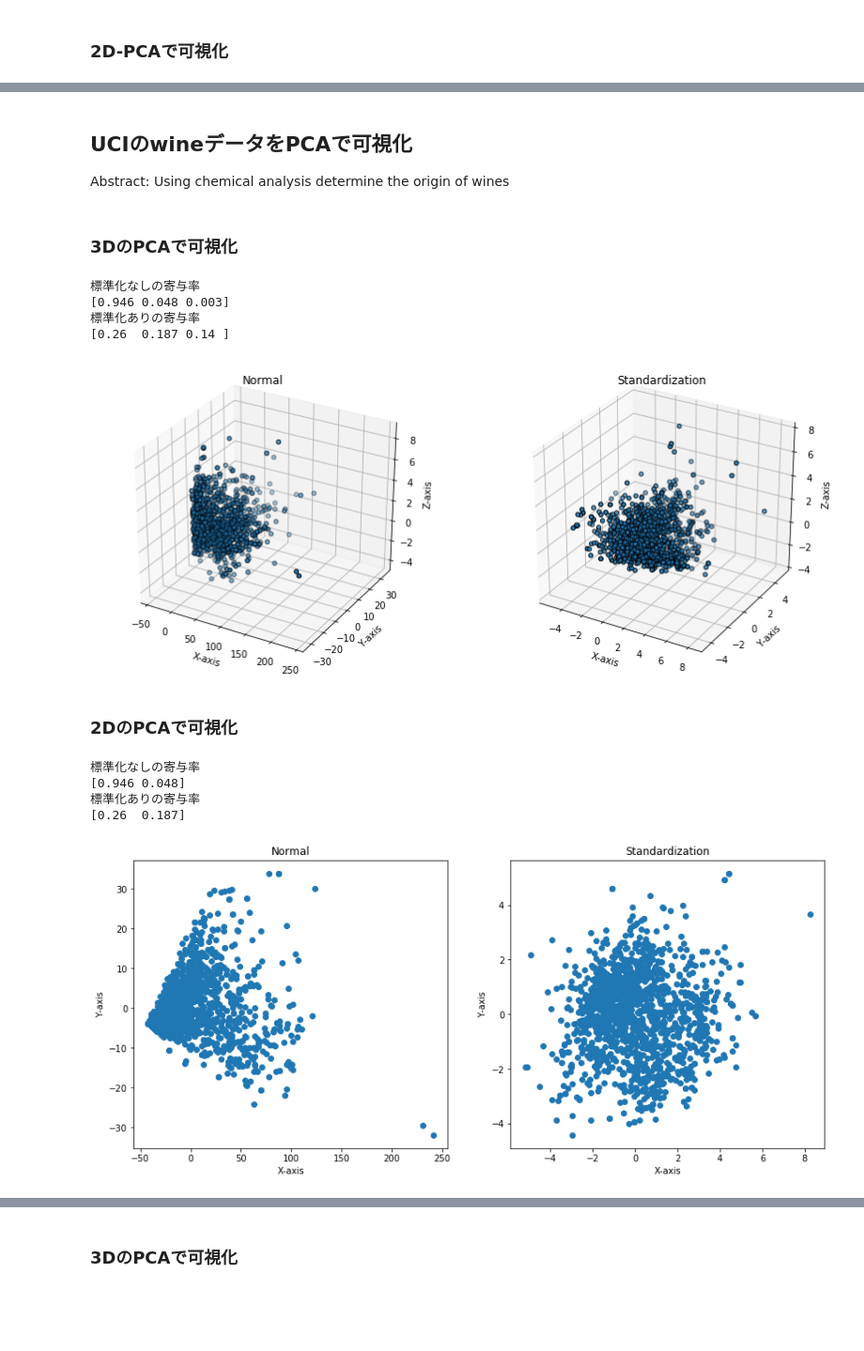
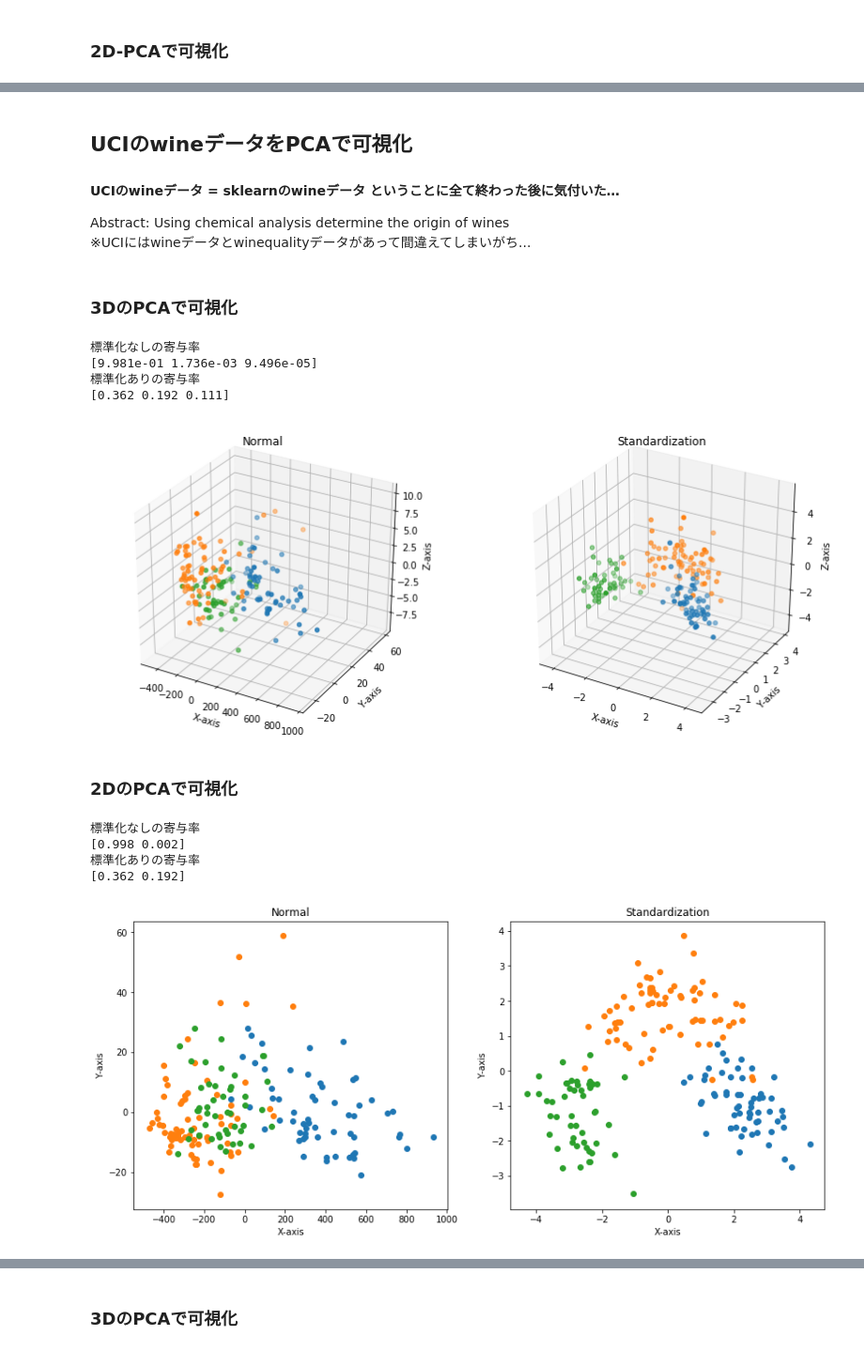
Before and after one commit to furukawa-laboratory/workout_report_2019, a Jupyter notebook: trainee/tsuno/preprocessing/data_processing.ipynb, the cells around one changed output, grey strips where cells are left out. Shown at 94% size. Saved outputs shown, nothing was run; the diff lists cells and outputs as text; code cells hidden in the pictures; blank space fills up the shorter version.

```diff
--- a/trainee/tsuno/preprocessing/data_processing.ipynb
+++ b/trainee/tsuno/preprocessing/data_processing.ipynb
@@ -407,7 +413,9 @@ y = iris.target
 pca = decomposition.PCA(n_components=2).fit(X)
 X = pca.transform(X)
 ax1 = fig.add_subplot(121)
-ax1.scatter(X[:,0], X[:,1])
+for label in np.unique(y):
+    ax1.scatter(X[y == label, 0],
+                X[y == label, 1])
 ax1.set_title('Normal')
 ax1.set_xlabel("X-axis")
 ax1.set_ylabel("Y-axis")
@@ -426,7 +434,9 @@ pca = decomposition.PCA(n_components=2).fit(scaledX)
 scaledX = pca.transform(scaledX)
 
 ax2 = fig.add_subplot(122)
-ax2.scatter(scaledX[:,0], scaledX[:,1])
+for label in np.unique(y):
+    ax2.scatter(scaledX[y == label, 0],
+                scaledX[y == label, 1])
 ax2.set_title('Standardization')
 ax2.set_xlabel("X-axis")
 ax2.set_ylabel("Y-axis")
@@ -443,6 +455,8 @@ pyplot.show()
 # %% [markdown]
 ## UCIのwineデータをPCAで可視化
-Abstract: Using chemical analysis determine the origin of wines
+#### UCIのwineデータ = sklearnのwineデータ ということに全て終わった後に気付いた…
+Abstract: Using chemical analysis determine the origin of wines<br>
+※UCIにはwineデータとwinequalityデータがあって間違えてしまいがち...
 # %% [markdown]
 ### 3DのPCAで可視化
 # %%
@@ -459,16 +473,18 @@ np.set_printoptions(precision=3)
 np.random.seed(5)
 fig = plt.figure(figsize=(14,6))
 
-df = pd.read_csv('http://archive.ics.uci.edu/ml/machine-learning-databases/wine-quality/winequality-red.csv',sep=';')
+df = pd.read_csv('http://archive.ics.uci.edu/ml/machine-learning-databases/wine/wine.data',sep=',',header=None)
 # 行・列のlabel以外を取得
-X = df.values
-y = df.columns.values
-
+X = df.values[:,1:]
+y = df.values[:,0]
 # 1番目
 pca = decomposition.PCA(n_components=3).fit(X)
 X = pca.transform(X)
 ax1 = fig.add_subplot(121, projection='3d')
-ax1.scatter(X[:,0], X[:,1], X[:,2], c=None, cmap=plt.cm.nipy_spectral, edgecolor='k')
+for label in np.unique(y):
+    ax1.scatter(X[y == label, 0],
+                X[y == label, 1],
+                X[y == label, 2])
 ax1.set_title('Normal')
 ax1.set_xlabel("X-axis")
 ax1.set_ylabel("Y-axis")
@@ -477,8 +493,7 @@ print('標準化なしの寄与率')
 print(pca.explained_variance_ratio_)
 
 # 2番目
-X = df.values
-y = df.columns.values
+X = df.values[:,1:]
 
 # 標準化
 scaler = StandardScaler().fit(X)
@@ -488,7 +503,10 @@ pca = decomposition.PCA(n_components=3).fit(scaledX)
 scaledX = pca.transform(scaledX)
 
 ax2 = fig.add_subplot(122, projection='3d')
-ax2.scatter(scaledX[:,0], scaledX[:,1], scaledX[:,2], c=None, cmap=plt.cm.nipy_spectral, edgecolor='k')
+for label in np.unique(y):
+    ax2.scatter(scaledX[y == label, 0],
+                scaledX[y == label, 1],
+                scaledX[y == label, 2])
 ax2.set_title('Standardization')
 ax2.set_xlabel("X-axis")
 ax2.set_ylabel("Y-axis")
@@ -499,10 +517,10 @@ print(pca.explained_variance_ratio_)
 plt.show()
 # %% [output]
 標準化なしの寄与率
-[0.946 0.048 0.003]
+[9.981e-01 1.736e-03 9.496e-05]
 標準化ありの寄与率
-[0.26  0.187 0.14 ]
+[0.362 0.192 0.111]
-[figure, old version]
+[figure, new version]
 # %% [markdown]
 ### 2DのPCAで可視化
 # %%
@@ -520,45 +538,48 @@ np.set_printoptions(precision=3)
 np.random.seed(5)
 fig = pyplot.figure(figsize=(14,6))
 
-df = pd.read_csv('http://archive.ics.uci.edu/ml/machine-learning-databases/wine-quality/winequality-red.csv',sep=';')
+df = pd.read_csv('http://archive.ics.uci.edu/ml/machine-learning-databases/wine/wine.data',sep=',',header=None)
 # 行・列のlabel以外を取得
-X = df.values
-y = df.columns.values
+X = df.values[:,1:]
+y = df.values[:,0]
 
 # 1番目
 pca = decomposition.PCA(n_components=2).fit(X)
 X = pca.transform(X)
 ax1 = fig.add_subplot(121)
-ax1.scatter(X[:,0], X[:,1])
+for label in np.unique(y):
+    ax1.scatter(X[y == label, 0],
+                X[y == label, 1])
 ax1.set_title('Normal')
 ax1.set_xlabel("X-axis")
 ax1.set_ylabel("Y-axis")
 print('標準化なしの寄与率')
 print(pca.explained_variance_ratio_)
 
 # 2番目
-X = df.values
-y = df.columns.values
+X = df.values[:,1:]
 
 # 標準化
 scaler = StandardScaler().fit(X)
 scaledX = scaler.transform(X)
 
 pca = decomposition.PCA(n_components=2).fit(scaledX)
 scaledX = pca.transform(scaledX)
 
 ax2 = fig.add_subplot(122)
-ax2.scatter(scaledX[:,0], scaledX[:,1])
+for label in np.unique(y):
+    ax2.scatter(scaledX[y == label, 0],
+                scaledX[y == label, 1])
 ax2.set_title('Standardization')
 ax2.set_xlabel("X-axis")
 ax2.set_ylabel("Y-axis")
 print('標準化ありの寄与率')
 print(pca.explained_variance_ratio_)
 
 pyplot.show()
 # %% [output]
 標準化なしの寄与率
-[0.946 0.048]
+[0.998 0.002]
 標準化ありの寄与率
-[0.26  0.187]
+[0.362 0.192]
-[figure, old version]
+[figure, new version]
```
Also changed, not shown: parts of 14 cells of this notebook.
